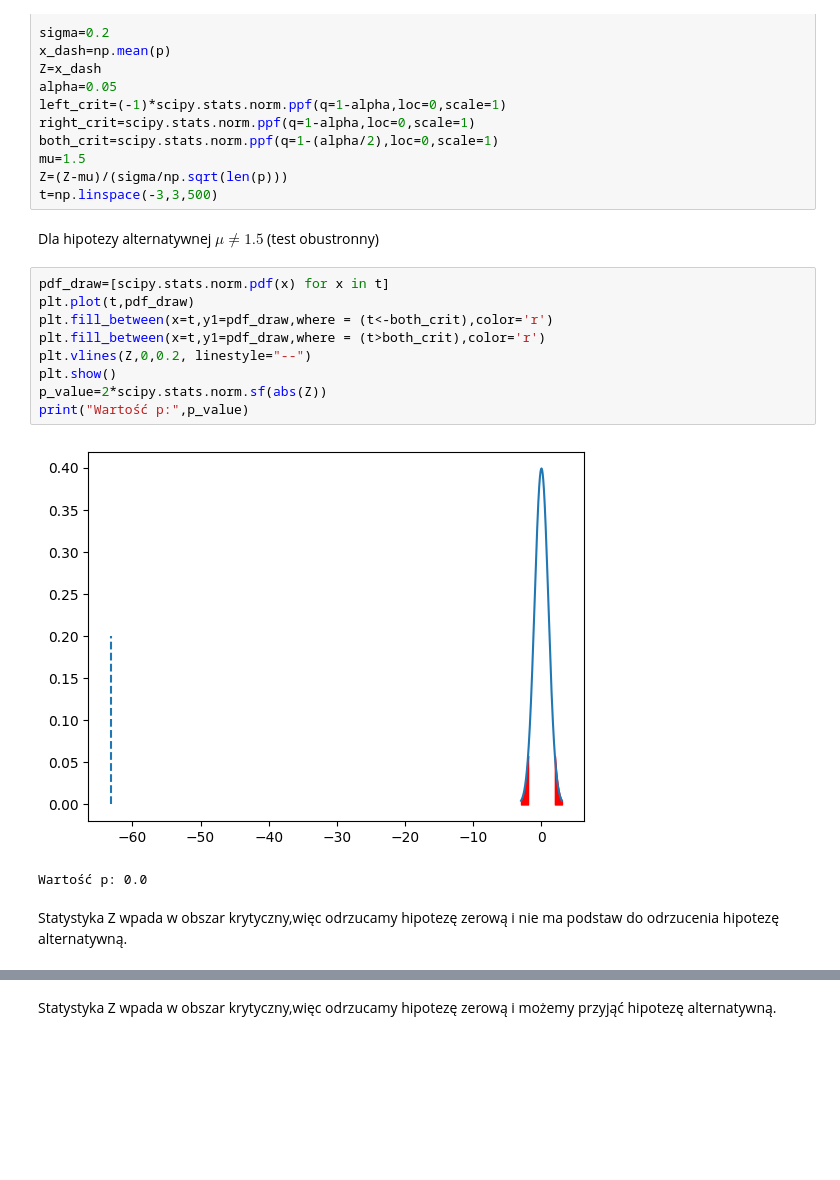
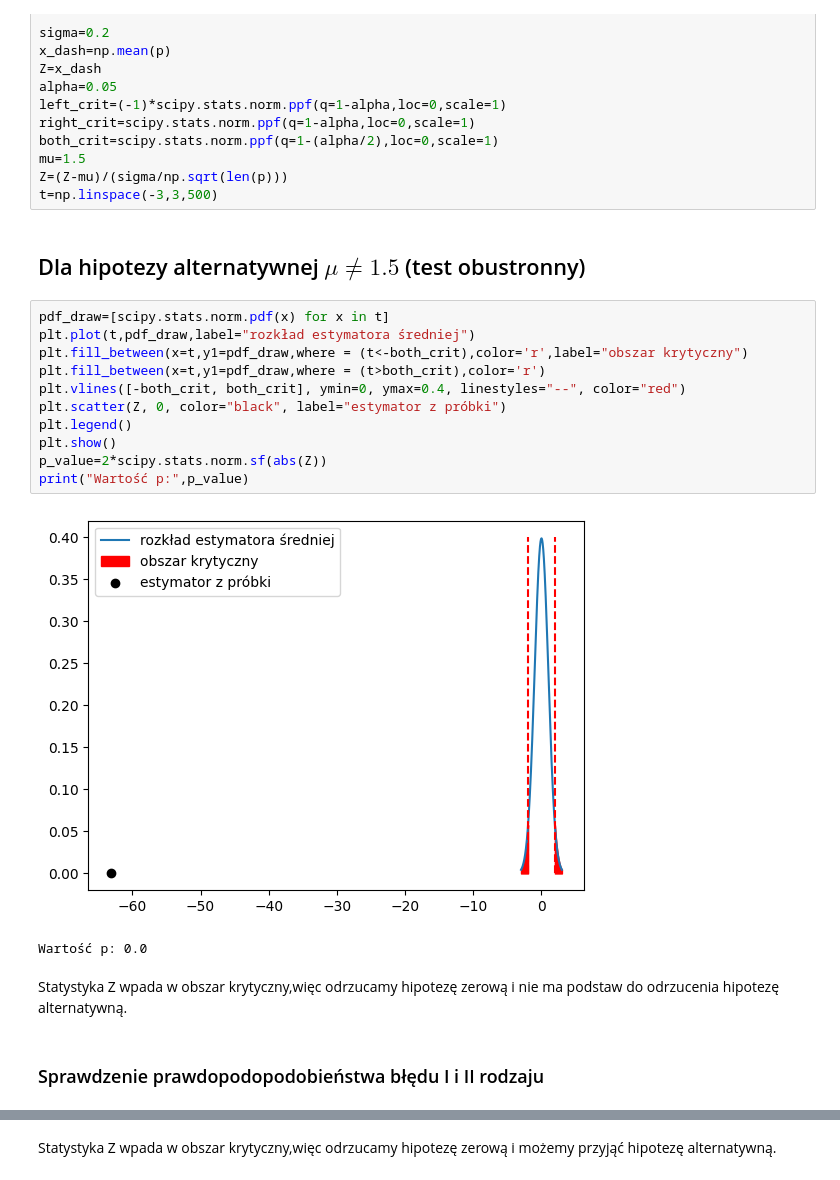
Before and after one commit to JustFren/raport_statystyka, a Jupyter notebook: raport2/raport_2.ipynb, the cells around one changed output, grey strips where cells are left out. Cells and saved outputs as stored; diff of their text form; blank space fills up the shorter version.

```diff
--- a/raport2/raport_2.ipynb
+++ b/raport2/raport_2.ipynb
@@ -35,18 +35,22 @@ mu=1.5
 Z=(Z-mu)/(sigma/np.sqrt(len(p)))
 t=np.linspace(-3,3,500)
 # %% [markdown]
-Dla hipotezy alternatywnej $\mu \ne 1.5$ (test obustronny)
+## Dla hipotezy alternatywnej $\mu \ne 1.5$ (test obustronny)
 # %%
 pdf_draw=[scipy.stats.norm.pdf(x) for x in t]
-plt.plot(t,pdf_draw)
-plt.fill_between(x=t,y1=pdf_draw,where = (t<-both_crit),color='r')
+plt.plot(t,pdf_draw,label="rozkład estymatora średniej")
+plt.fill_between(x=t,y1=pdf_draw,where = (t<-both_crit),color='r',label="obszar krytyczny")
 plt.fill_between(x=t,y1=pdf_draw,where = (t>both_crit),color='r')
-plt.vlines(Z,0,0.2, linestyle="--")
+plt.vlines([-both_crit, both_crit], ymin=0, ymax=0.4, linestyles="--", color="red")
+plt.scatter(Z, 0, color="black", label="estymator z próbki")
+plt.legend()
 plt.show()
 p_value=2*scipy.stats.norm.sf(abs(Z))
 print("Wartość p:",p_value)
 # %% [output]
-[figure, old version]
+[figure, new version]
 Wartość p: 0.0
 # %% [markdown]
 Statystyka Z wpada w obszar krytyczny,więc odrzucamy hipotezę zerową i nie ma podstaw do odrzucenia hipotezę alternatywną.
+# %% [markdown]
+### Sprawdzenie prawdopodopodobieństwa błędu I i II rodzaju
```
Also changed, not shown: parts of 18 cells of this notebook.
